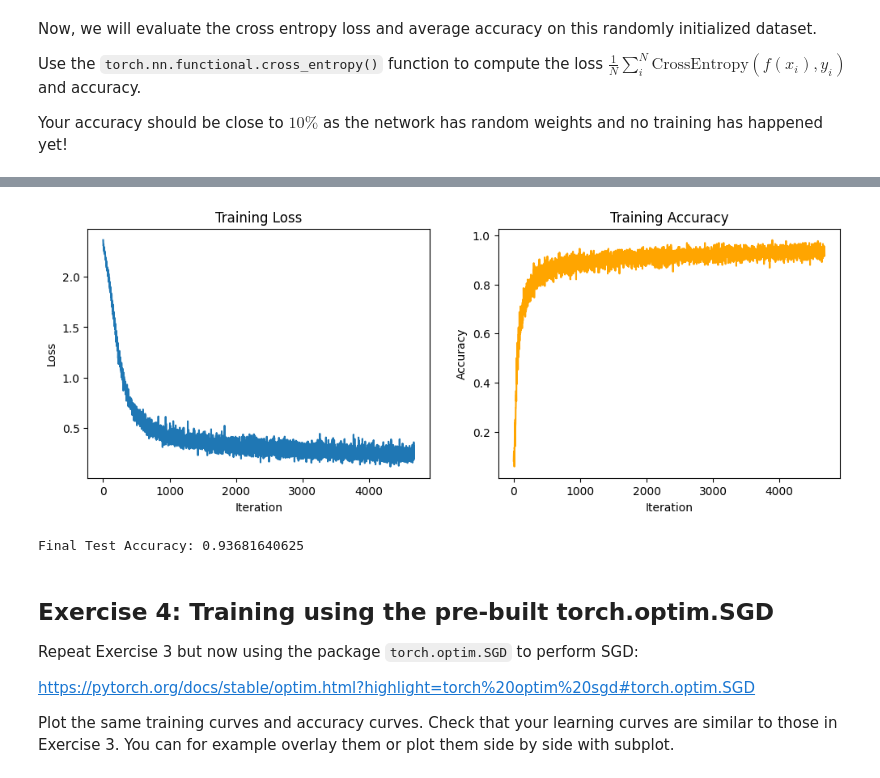
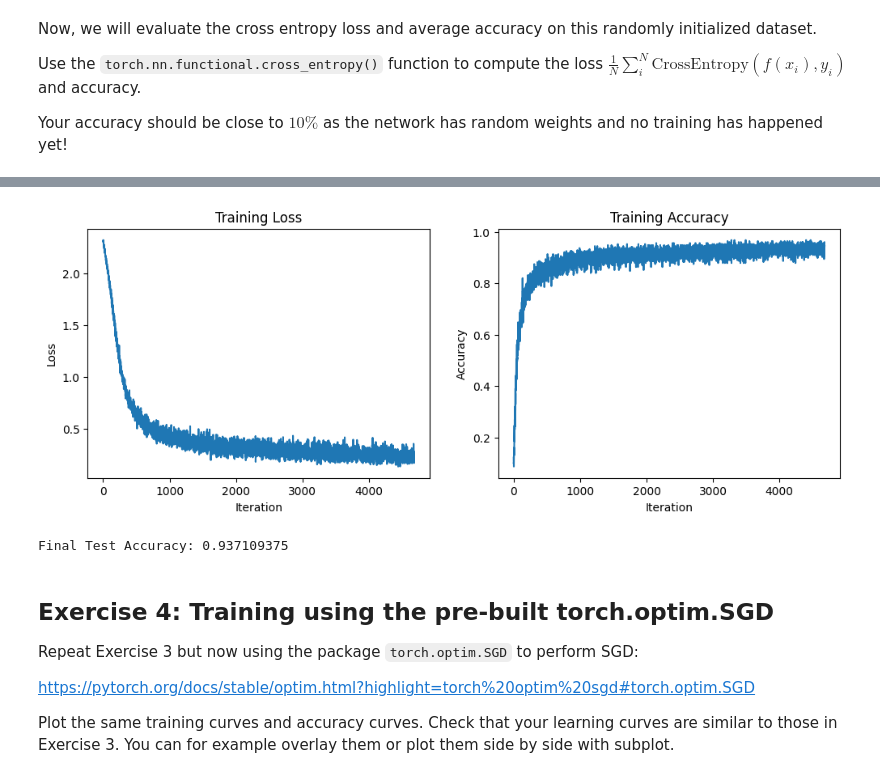
Before and after one commit to SupradeepDanturti/DeepLearning-Pytorch, a Jupyter notebook: DL_Lab3_Ex.ipynb, the cells around one changed output, grey strips where cells are left out. Drawn from its saved outputs; the diff is of its cells as text; code cells hidden in the pictures.

```diff
--- a/DL_Lab3_Ex.ipynb
+++ b/DL_Lab3_Ex.ipynb
@@ -216,37 +216,37 @@ for epoch in range(20):
 
     #Update loss and acc tracking
     train_losses.append(loss.item())
     train_accs.append((outputs.argmax(dim=1) == targets).float().mean().item())
 
 
 #Plot the train loss and acc
 plt.figure(figsize=(12, 4))
 plt.subplot(1, 2, 1)
-plt.plot(train_losses, label='Training Loss')
+plt.plot(train_losses)
 plt.title('Training Loss')
 plt.xlabel('Iteration')
 plt.ylabel('Loss')
 plt.subplot(1, 2, 2)
-plt.plot(train_accs, label='Training Accuracy', color='orange')
+plt.plot(train_accs)
 plt.title('Training Accuracy')
 plt.xlabel('Iteration')
 plt.ylabel('Accuracy')
 plt.show()
 
 #Evaluate on the test set
 test_acc = 0.0
 with torch.no_grad():
     for data, targets in test_loader:
         data = data.to(device)
         targets = targets.to(device)
         outputs = my_nn(data, param_dict)
         test_acc += (outputs.argmax(dim=1) == targets).float().mean().item()
 test_acc = test_acc / len(test_loader)
 
 print(f"Final Test Accuracy: {test_acc}")
 # %% [output]
-[figure, old version]
+[figure, new version]
-Final Test Accuracy: 0.93681640625
+Final Test Accuracy: 0.937109375
 # %% [markdown]
 ## Exercise 4: Training using the pre-built torch.optim.SGD
 
```
Also changed, not shown: parts of 5 cells of this notebook.
